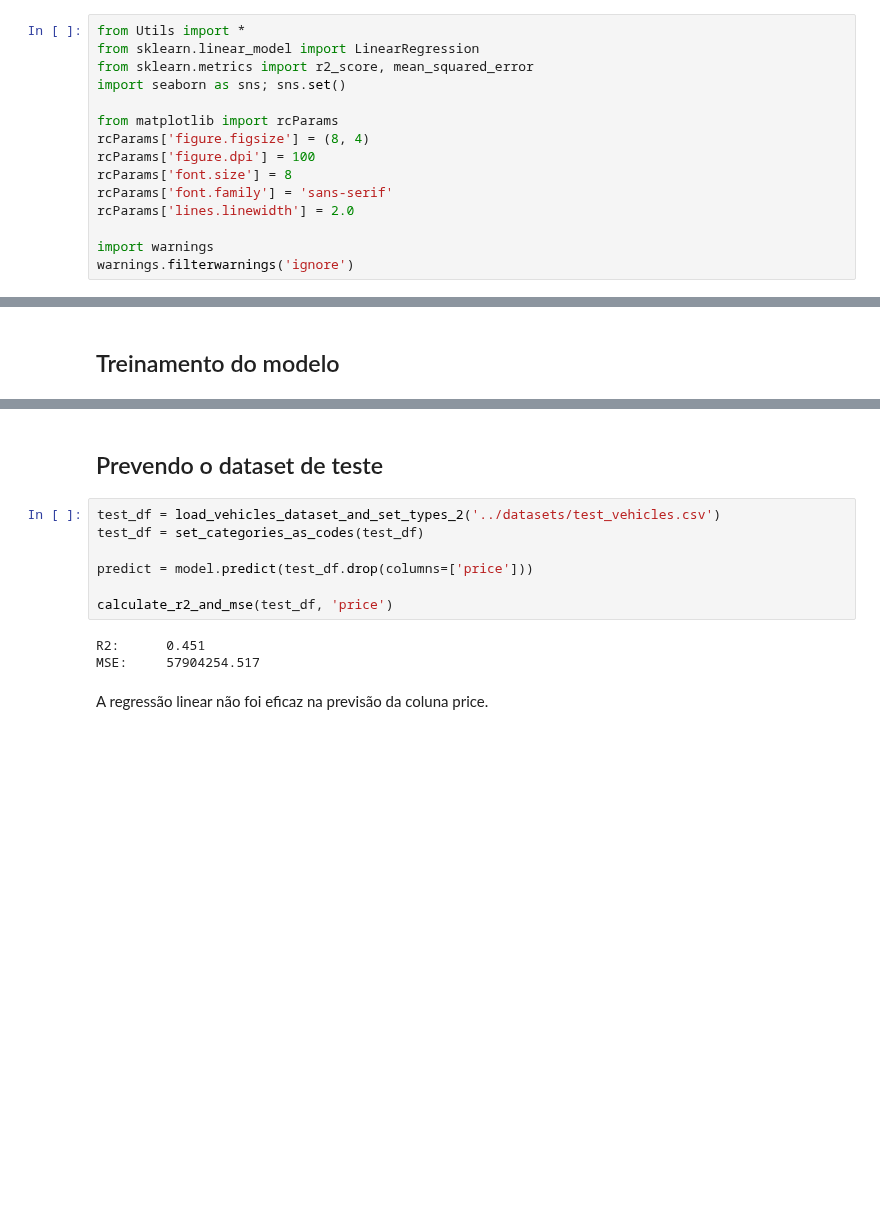
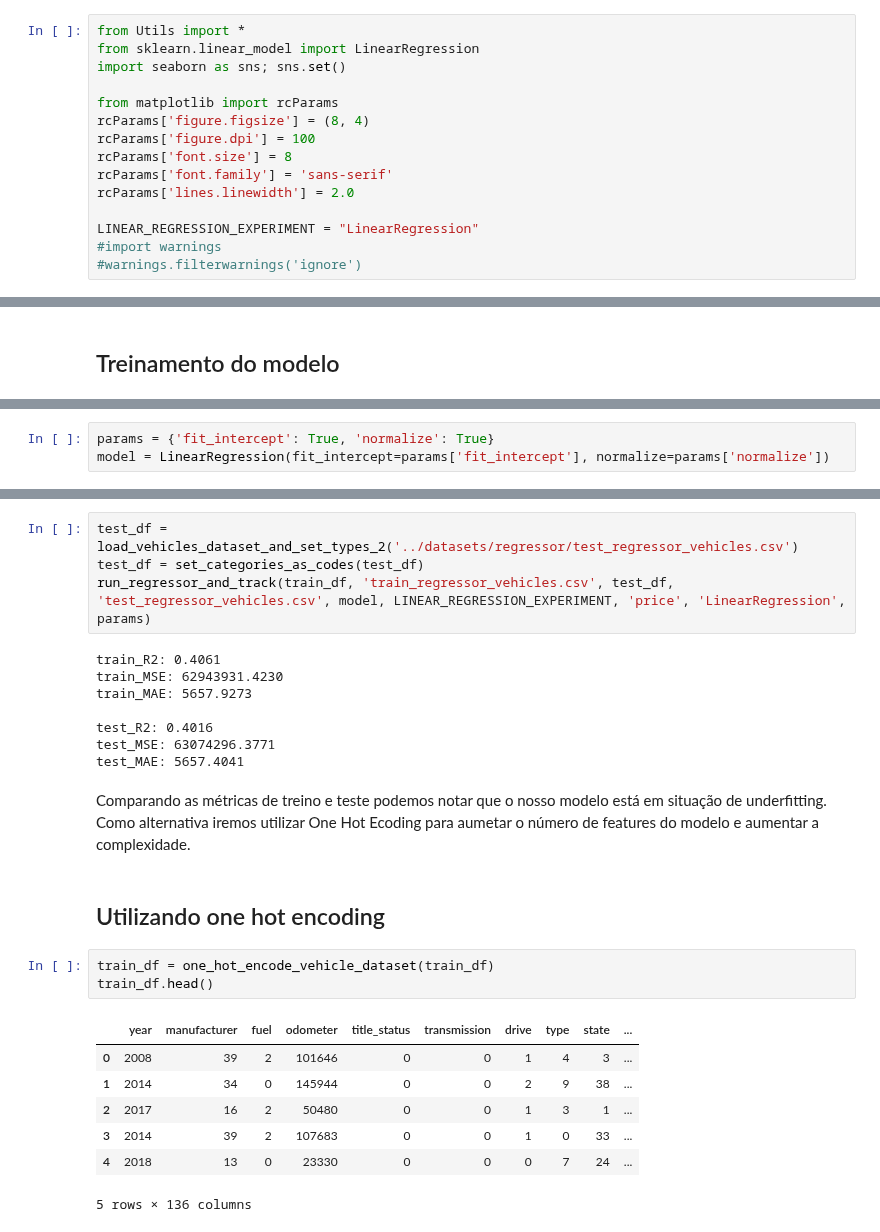
Before and after one commit to mbs8/IF679-ciencia-de-dados, a Jupyter notebook: Parte 2/notebooks/1-linear-regressor.ipynb, the cells around one changed output, grey strips where cells are left out. Saved outputs shown, nothing was run; the diff lists cells and outputs as text; blank space fills up the shorter version.

```diff
--- a/Parte 2/notebooks/1-linear-regressor.ipynb
+++ b/Parte 2/notebooks/1-linear-regressor.ipynb
@@ -4,7 +4,6 @@ Neste notebook usamos regressão linear para tentar prever a coluna 'price' (pre
 # %%
 from Utils import *
 from sklearn.linear_model import LinearRegression
-from sklearn.metrics import r2_score, mean_squared_error
 import seaborn as sns; sns.set()
 
 from matplotlib import rcParams
@@ -14,6 +13,7 @@ rcParams['font.size'] = 8
 rcParams['font.family'] = 'sans-serif'
 rcParams['lines.linewidth'] = 2.0
 
-import warnings
-warnings.filterwarnings('ignore')
+LINEAR_REGRESSION_EXPERIMENT = "LinearRegression"
+#import warnings
+#warnings.filterwarnings('ignore')
 # %%
@@ -61 +47,4 @@ LinearRegression()
+# %%
+params = {'fit_intercept': True, 'normalize': True}
+model = LinearRegression(fit_intercept=params['fit_intercept'], normalize=params['normalize'])
 # %% [markdown]
@@ -70,14 +52,27 @@ MSE:     57714158.481
-# %% [markdown]
-## Prevendo o dataset de teste
 # %%
-test_df = load_vehicles_dataset_and_set_types_2('../datasets/test_vehicles.csv')
+test_df = load_vehicles_dataset_and_set_types_2('../datasets/regressor/test_regressor_vehicles.csv')
 test_df = set_categories_as_codes(test_df)
-
-predict = model.predict(test_df.drop(columns=['price']))
-
-calculate_r2_and_mse(test_df, 'price')
+run_regressor_and_track(train_df, 'train_regressor_vehicles.csv', test_df, 'test_regressor_vehicles.csv', model, LINEAR_REGRESSION_EXPERIMENT, 'price', 'LinearRegression', params)
 # %% [output]
-R2:      0.451
-MSE:     57904254.517
+train_R2: 0.4061
+train_MSE: 62943931.4230
+train_MAE: 5657.9273
+
+test_R2: 0.4016
+test_MSE: 63074296.3771
+test_MAE: 5657.4041
-# %% [markdown]
-A regressão linear não foi eficaz na previsão da coluna price.
+# %% [markdown]
+Comparando as métricas de treino e teste podemos notar que o nosso modelo está em situação de underfitting. Como alternativa iremos utilizar One Hot Ecoding para aumetar o número de features do modelo e aumentar a complexidade.
+# %% [markdown]
+## Utilizando one hot encoding
+# %%
+train_df = one_hot_encode_vehicle_dataset(train_df)
+train_df.head()
+# %% [output]
+|  | year | manufacturer | fuel | odometer | title_status | transmission | drive | type | state | ... |
+| 0 | 2008 | 39 | 2 | 101646 | 0 | 0 | 1 | 4 | 3 | ... |
+| 1 | 2014 | 34 | 0 | 145944 | 0 | 0 | 2 | 9 | 38 | ... |
+| 2 | 2017 | 16 | 2 | 50480 | 0 | 0 | 1 | 3 | 1 | ... |
+| 3 | 2014 | 39 | 2 | 107683 | 0 | 0 | 1 | 0 | 33 | ... |
+| 4 | 2018 | 13 | 0 | 23330 | 0 | 0 | 0 | 7 | 24 | ... |
+5 rows × 136 columns
```
Also changed, not shown: parts of 9 cells of this notebook, 41 other files.
